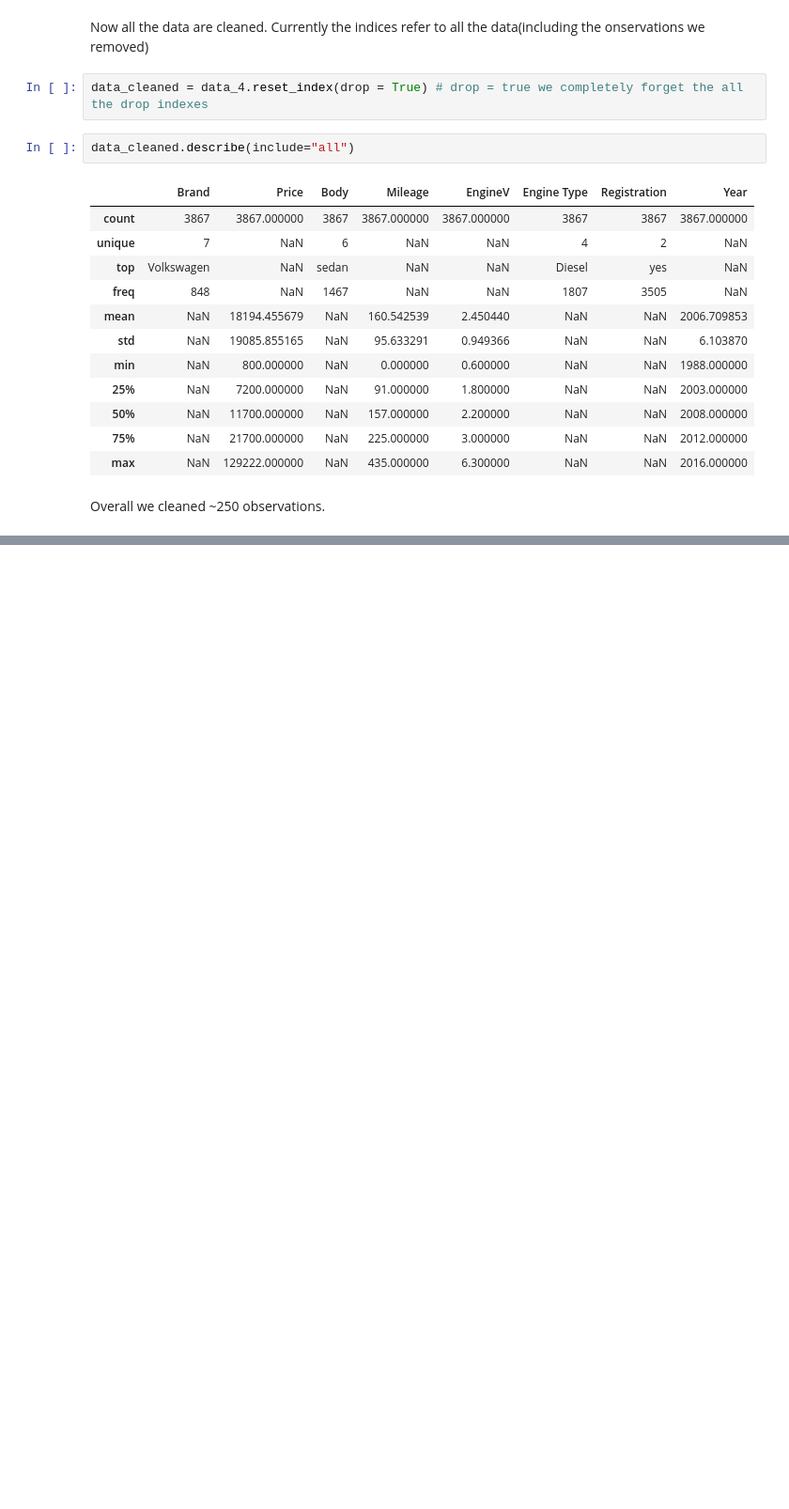
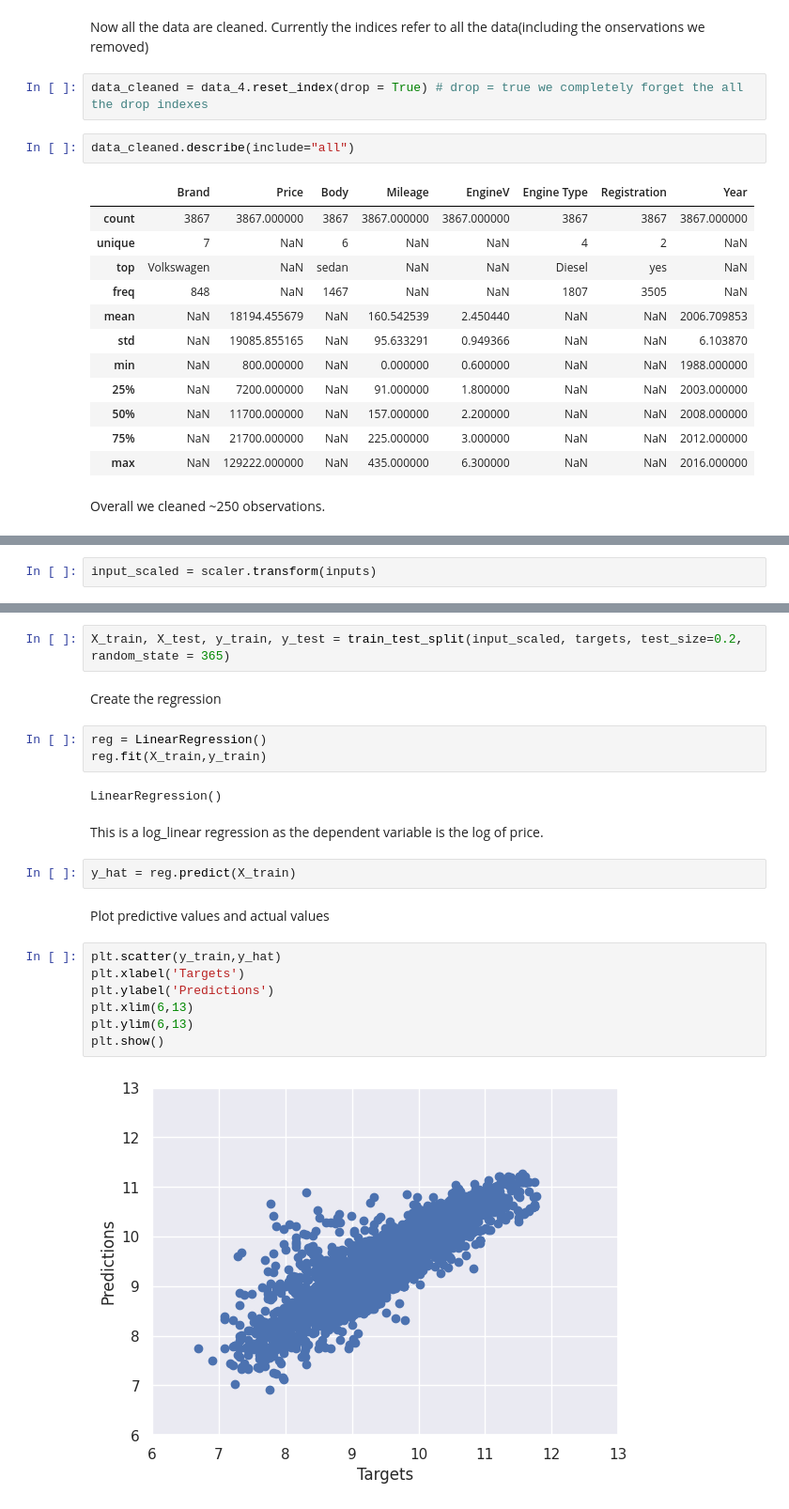
Before and after one commit to Hirusha99/Regression, a Jupyter notebook: Linear_Regression_Practicle_example.ipynb, the cells around one changed output, grey strips where cells are left out. Shown at 94% size. Saved outputs shown, nothing was run; the diff lists cells and outputs as text; blank space fills up the shorter version.

```diff
--- a/Linear_Regression_Practicle_example.ipynb
+++ b/Linear_Regression_Practicle_example.ipynb
@@ -352,0 +620,2 @@ Overall we cleaned ~250 observations.
+# %%
+input_scaled = scaler.transform(inputs)
@@ -352,0 +632,24 @@ Overall we cleaned ~250 observations.
+# %%
+X_train, X_test, y_train, y_test = train_test_split(input_scaled, targets, test_size=0.2, random_state = 365)
+# %% [markdown]
+Create the regression
+# %%
+reg = LinearRegression()
+reg.fit(X_train,y_train)
+# %% [output]
+LinearRegression()
+# %% [markdown]
+This is a log_linear regression as the dependent variable is the log of price.
+# %%
+y_hat = reg.predict(X_train)
+# %% [markdown]
+Plot predictive values and actual values
+# %%
+plt.scatter(y_train,y_hat)
+plt.xlabel('Targets')
+plt.ylabel('Predictions')
+plt.xlim(6,13)
+plt.ylim(6,13)
+plt.show()
+# %% [output]
+[figure, added]
```
Also changed, not shown: parts of 46 cells of this notebook.
